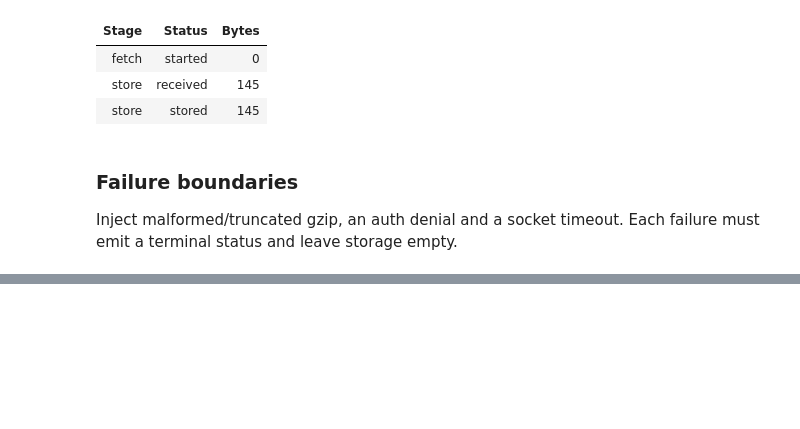
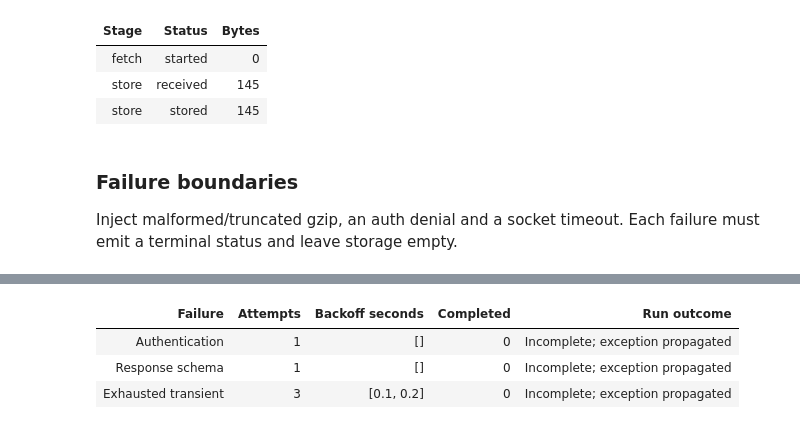
Before and after one commit to lixuanguang/alpha-research-lab-private, a Jupyter notebook: examples/research-foundations.ipynb, the cells around one changed output, grey strips where cells are left out. Drawn from its saved outputs; the diff is of its cells as text; code cells hidden in the pictures; blank space fills up the shorter version.

```diff
--- a/examples/research-foundations.ipynb
+++ b/examples/research-foundations.ipynb
@@ -1250,0 +1365,33 @@ The transport validates HTTP/gzip integrity; semantic frame validation, disconne
+# %%
+retry_rows = []
+for label, failure, expected_attempts in (
+    ("Authentication", PermissionError("synthetic denial"), 1),
+    ("Response schema", ValueError("synthetic invalid gzip"), 1),
+    ("Exhausted transient", TransientFetchError("synthetic unavailable"), 3),
+):
+    with TemporaryDirectory(prefix="mr06-retry-") as directory:
+        destination = Path(directory)
+        (destination / "raw").mkdir()
+        waits, reports = [], []
+        with patch.object(TardisTransport, "fetch", side_effect=failure) as fetch:
+            try:
+                acquire(
+                    resume_run, manifest_path=destination / "manifest.json", store=RawStore(destination / "raw"),
+                    connection=HTTPSConnection("api.tardis.dev"), clock=NotebookResume.clock,
+                    sleep=waits.append, report=reports.append, timeout_seconds=1.0, max_bytes=4096,
+                    permitted_rights_reference="synthetic-local-fixtures-v1", retry_delays=(0.1, 0.2),
+                )
+            except type(failure):
+                saved = AcquisitionManifest.read(destination / "manifest.json", run=resume_run, store=RawStore(destination / "raw"))
+                assert not saved.completed and saved.pending is None
+                assert fetch.call_count == expected_attempts
+                assert waits == ([0.1, 0.2] if expected_attempts == 3 else [])
+                retry_rows.append((label, fetch.call_count, str(waits), len(saved.completed), "Incomplete; exception propagated"))
+            else:
+                raise AssertionError(f"{label} unexpectedly completed")
+NotebookDisplay.show_table(("Failure", "Attempts", "Backoff seconds", "Completed", "Run outcome"), retry_rows)
+# %% [output]
+| Failure | Attempts | Backoff seconds | Completed | Run outcome |
+| Authentication | 1 | [] | 0 | Incomplete; exception propagated |
+| Response schema | 1 | [] | 0 | Incomplete; exception propagated |
+| Exhausted transient | 3 | [0.1, 0.2] | 0 | Incomplete; exception propagated |
```
Also changed, not shown: parts of 11 cells of this notebook, 11 other files.
